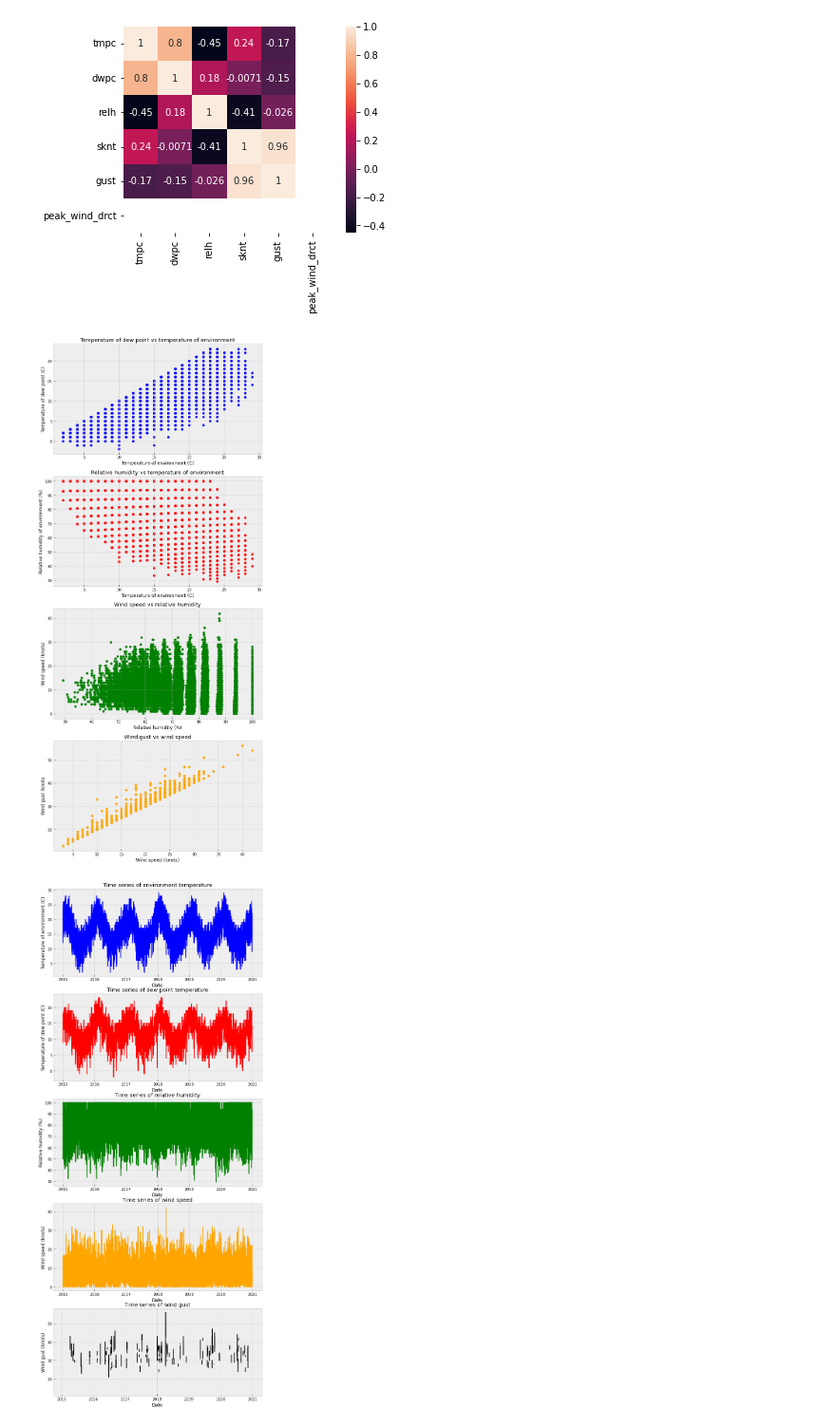
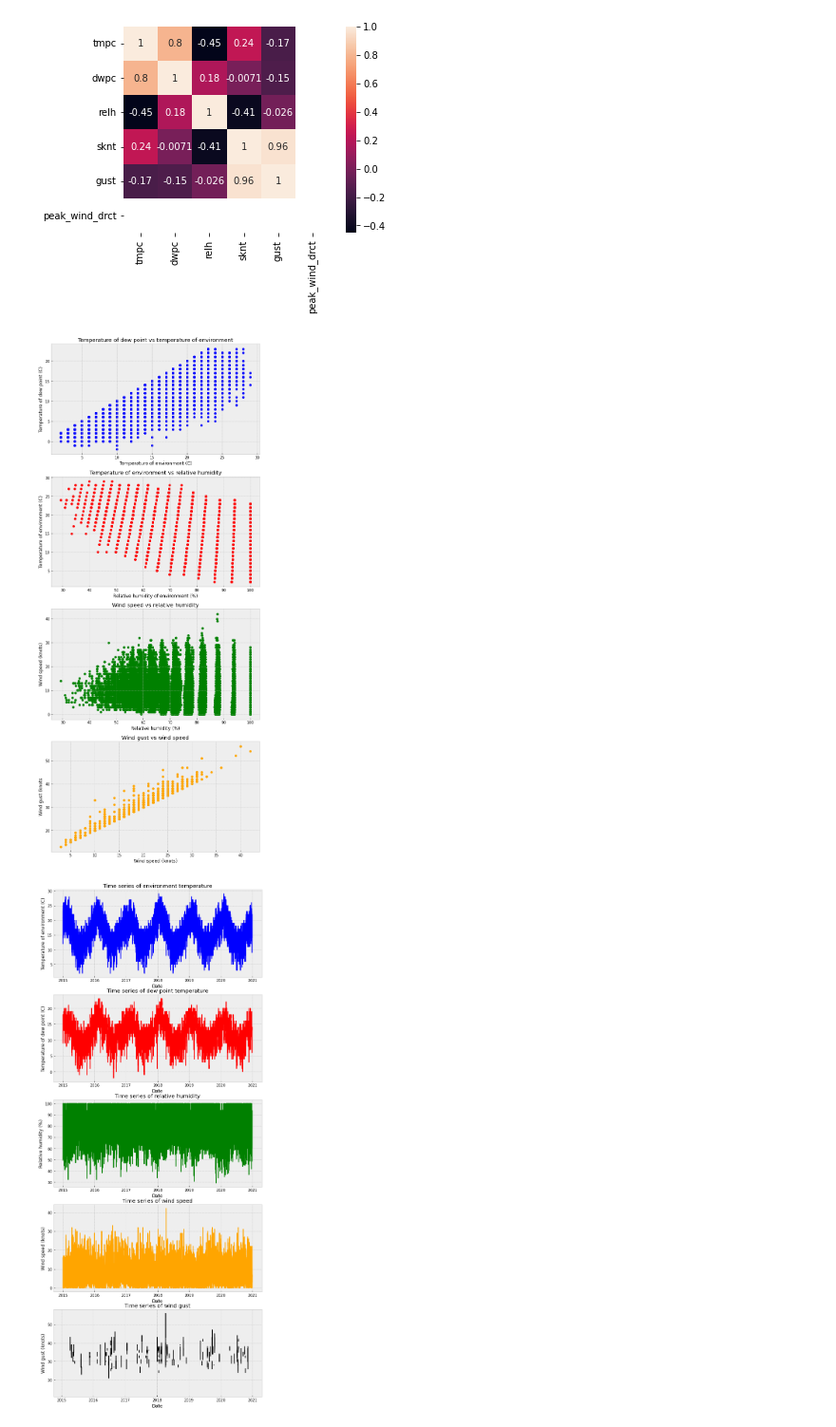
Before and after one commit to aguo921/2022-Phase-2, a Jupyter notebook: 3. Data Science/submission.ipynb, the cells around one changed output. Shown at 95% size. Saved outputs shown, nothing was run; the diff lists cells and outputs as text; code cells hidden in the pictures.

```diff
--- a/3. Data Science/submission.ipynb
+++ b/3. Data Science/submission.ipynb
@@ -87,33 +87,33 @@ sns.heatmap(dataset.corr(), annot=True, square=True)
 # %%
 # plots of numerical sections of data set
 plt.style.use("bmh")
 fig, (ax1, ax2, ax3, ax4) = plt.subplots(nrows=4, ncols=1, squeeze=True)
 
 ax1.scatter(dataset["tmpc"], dataset["dwpc"], color="blue")
 ax1.set_title("Temperature of dew point vs temperature of environment")
 ax1.set_xlabel("Temperature of environment (C)")
 ax1.set_ylabel("Temperature of dew point (C)")
 
-ax2.scatter(dataset["tmpc"], dataset["relh"], color="red")
-ax2.set_title("Relative humidity vs temperature of environment")
-ax2.set_xlabel("Temperature of environment (C)")
-ax2.set_ylabel("Relative humidity of environment (%)")
+ax2.scatter(dataset["relh"], dataset["tmpc"], color="red")
+ax2.set_title("Temperature of environment vs relative humidity")
+ax2.set_xlabel("Relative humidity of environment (%)")
+ax2.set_ylabel("Temperature of environment (C)")
 
 ax3.scatter(dataset["relh"], dataset["sknt"], color="green")
 ax3.set_title("Wind speed vs relative humidity")
 ax3.set_xlabel("Relative humidity (%)")
 ax3.set_ylabel("Wind speed (knots)")
 
 ax4.scatter(dataset["sknt"], dataset["gust"], color="orange")
 ax4.set_title("Wind gust vs wind speed")
 ax4.set_xlabel("Wind speed (knots)")
 ax4.set_ylabel("Wind gust (knots")
 
 fig.set_size_inches(10,25)
 
 fig.show()
 # %% [output]
-[figure, old version]
+[figure, new version]
 # %%
 # time series plots
 plt.style.use("bmh")
```
Also changed, not shown: parts of 1 cell of this notebook.
